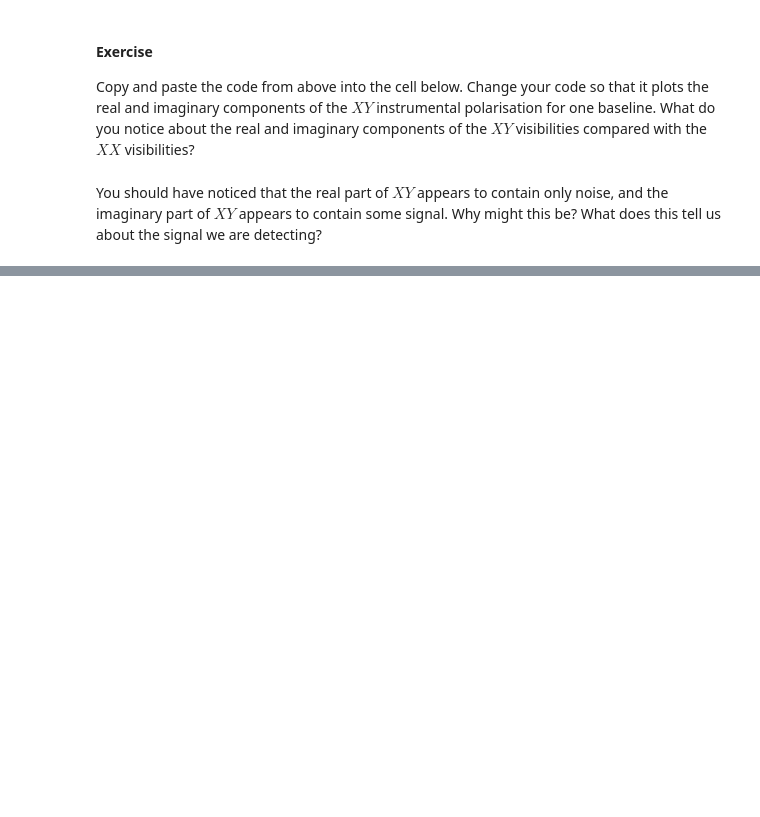
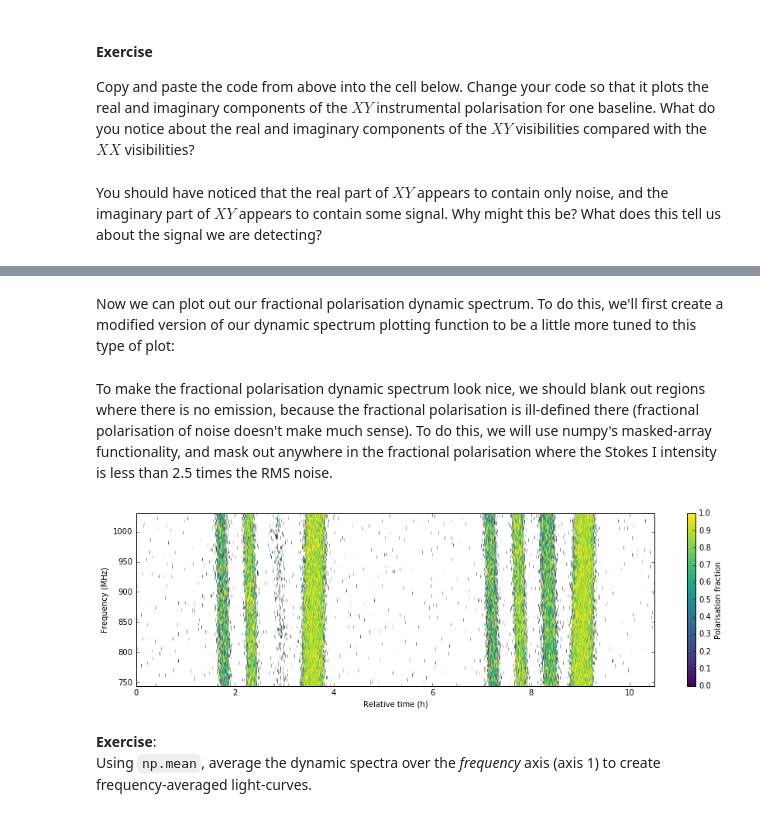
Before and after one commit to LBJ-Wade/SKA_school, a Jupyter notebook: dynamic_spectrum_tutorial.ipynb, the cells around one changed output, grey strips where cells are left out. Cells and saved outputs as stored; diff of their text form; code cells hidden in the pictures; blank space fills up the shorter version.

```diff
--- a/dynamic_spectrum_tutorial.ipynb
+++ b/dynamic_spectrum_tutorial.ipynb
@@ -163,0 +264,5 @@ You should have noticed that the real part of $XY$ appears to contain only noise
+# %%
+I = #complete this line
+Q = #complete this line
+U = #complete this line
+V = #complete this line
@@ -163,0 +315,42 @@ You should have noticed that the real part of $XY$ appears to contain only noise
+# %%
+frac_pol = #complete this line
+# %% [markdown]
+Now we can plot out our fractional polarisation dynamic spectrum. To do this, we'll first create a modified version of our dynamic spectrum plotting function to be a little more tuned to this type of plot:
+# %%
+#a function to plot our dynamic spectra
+def plot_fracpol(fig, ax, data, time = time, freq = freq, low = 0.0, high = 1.0):
+
+    ds = ax.imshow(np.transpose(data),
+                    aspect = 'auto', #make the aspect ratio sensible
+                    origin = 'lower', #put the origin in the lower left corner
+                    extent = [time[0], time[-1], freq[0], freq[-1]], #set the axis values
+                    cmap = 'viridis', #use an attractive colormap.
+                    clim = (low, high) #set color limits to something sensible
+                  )
+    #create a color-bar and set its label
+    fig.colorbar(ds, ax = ax).set_label('Polarisation fraction', fontsize = 10)
+
+    return ds
+# %% [markdown]
+To make the fractional polarisation dynamic spectrum look nice, we should blank out regions where there is no emission, because the fractional polarisation is ill-defined there (fractional polarisation of noise doesn't make much sense). To do this, we will use numpy's masked-array functionality, and mask out anywhere in the fractional polarisation where the Stokes I intensity is less than 2.5 times the RMS noise.
+# %%
+import numpy.ma as ma #masked array functionality
+
+#estimate RMS noise from imaginary part of Stokes I spectrum:
+rms_I = np.std(np.imag(I))
+
+#mask the fractional polarisation array where the Stokes I intensity is less than 2.5*rms_I
+frac_pol = ma.masked_where(np.real(I) < 2.5 * rms_I, frac_pol)
+
+#now plot the fractional polarisation dynamic spectrum using our new function:
+fig, ax = plt.subplots(1, 1, figsize = (15,4))
+ds = plot_fracpol(fig, ax, np.real(frac_pol))
+
+ax.set_xlabel('Relative time (h)')
+ax.set_ylabel('Frequency (MHz)')
+plt.show()
+# %% [output]
+[figure, added]
+# %% [markdown]
+__Exercise__:<br>
+Using `np.mean`, average the dynamic spectra over the *frequency* axis (axis 1) to create frequency-averaged light-curves.
```
Also changed, not shown: parts of 31 cells of this notebook.
